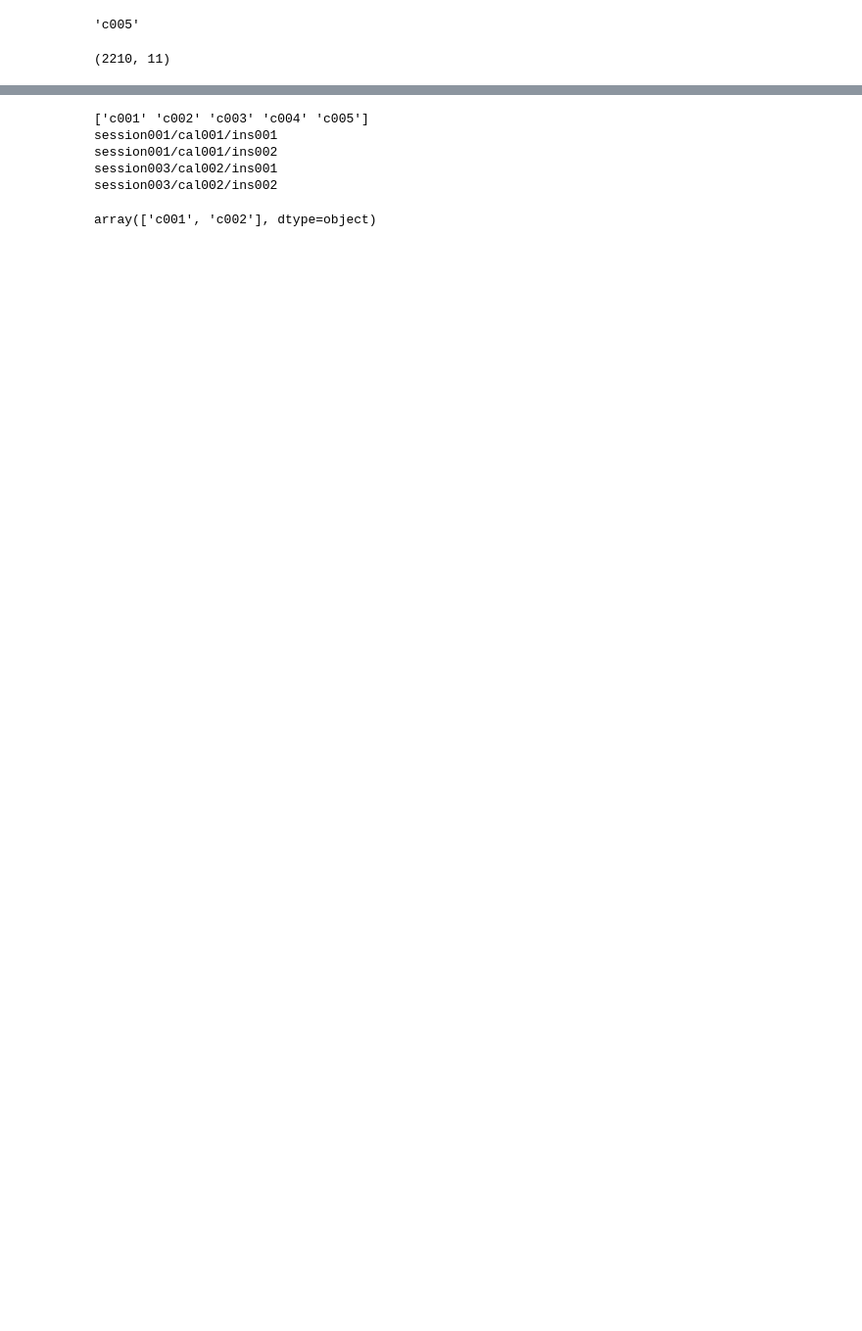
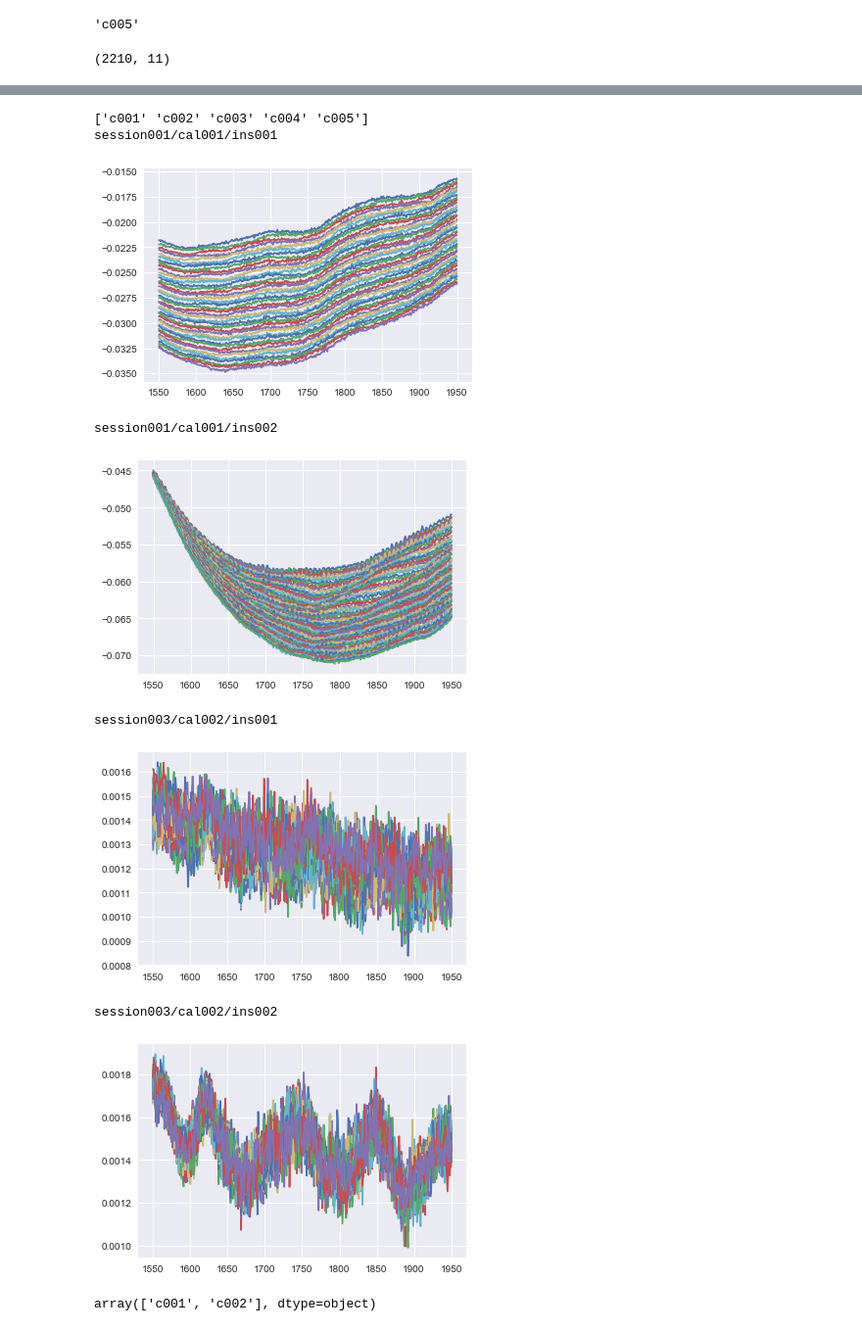
Before and after one commit to barrett3210/plots_pca, a Jupyter notebook: Untitled2.ipynb, the cells around one changed output, grey strips where cells are left out. Shown at 98% size. Drawn from its saved outputs; the diff is of its cells as text; code cells hidden in the pictures; blank space fills up the shorter version.

```diff
--- a/Untitled2.ipynb
+++ b/Untitled2.ipynb
@@ -349,32 +349,41 @@ info_df.head(10)
 | 8 | 210330_nirone_tests/nirone_test1.h5 | 3/30/21 | session001 | cal001 | ins001 | c001 | i01 | c001i01 | general | ... |
 | 9 | 210330_nirone_tests/nirone_test1.h5 | 3/30/21 | session001 | cal001 | ins001 | c001 | i01 | c001i01 | general | ... |
 # %%
+
 path_name = "/Users/linda/OneDrive/Documents/S4_mine_p/Projects/Data_collected/"
 unique_cals = info_df['c_unique'].unique()
 print(unique_cals)
 for i in range(unique_cals[:2].shape[0]):
     cal_df = info_df.loc[info_df['c_unique'] == unique_cals[i,]].copy()
     cal_ins = cal_df['i_unique'].unique()
     file_name = cal_df.iloc[i, 0]
     session = cal_df.iloc[i, 2]
     cal = cal_df.iloc[i, 3]
     file = path_name + "/" + file_name
     calibration_path = session + "/" + cal
     waves = get_visible_wavelength_vector(file, calibration_path)
     for j in range(cal_ins[:2].shape[0]):
         ins_df = cal_df.loc[cal_df['i_unique'] == cal_ins[j,]].copy()
         ins = ins_df.iloc[i, 4]
         insertion_path = calibration_path + "/" + ins
         print(insertion_path)
         absorbances = get_visible_insertion_absorbances(file, insertion_path)
         fig, ax = plt.subplots()
-        for
+        for k in range(absorbances.shape[0]):
+            absorbance = absorbances[k, :]
+            ax.plot(waves, absorbance)
+        plt.show()
+        plt.close()
 # %% [output]
 ['c001' 'c002' 'c003' 'c004' 'c005']
 session001/cal001/ins001
-session001/cal001/ins002
-session003/cal002/ins001
-session003/cal002/ins002
+[figure, added]
+session001/cal001/ins002
+[figure, added]
+session003/cal002/ins001
+[figure, added]
+session003/cal002/ins002
+[figure, added]
 # %%
 unique_cals[:2]
 # %% [output]
```
Also changed, not shown: parts of 1 cell of this notebook, 1 other file.
